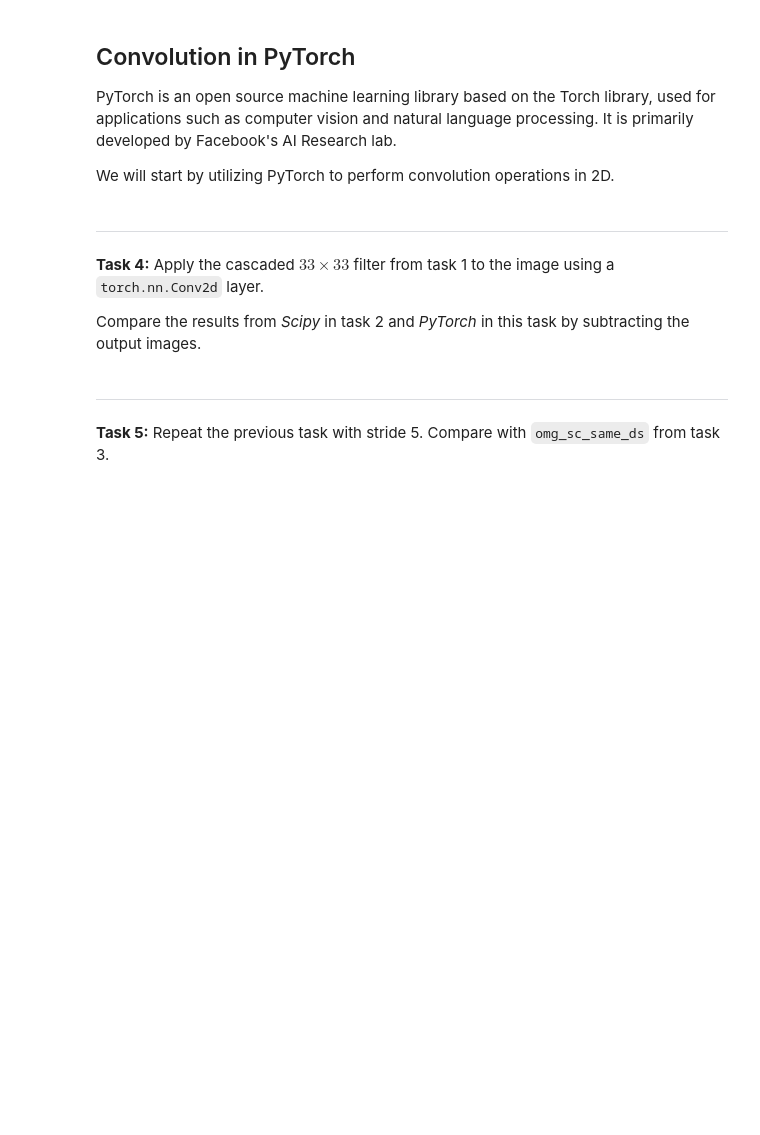
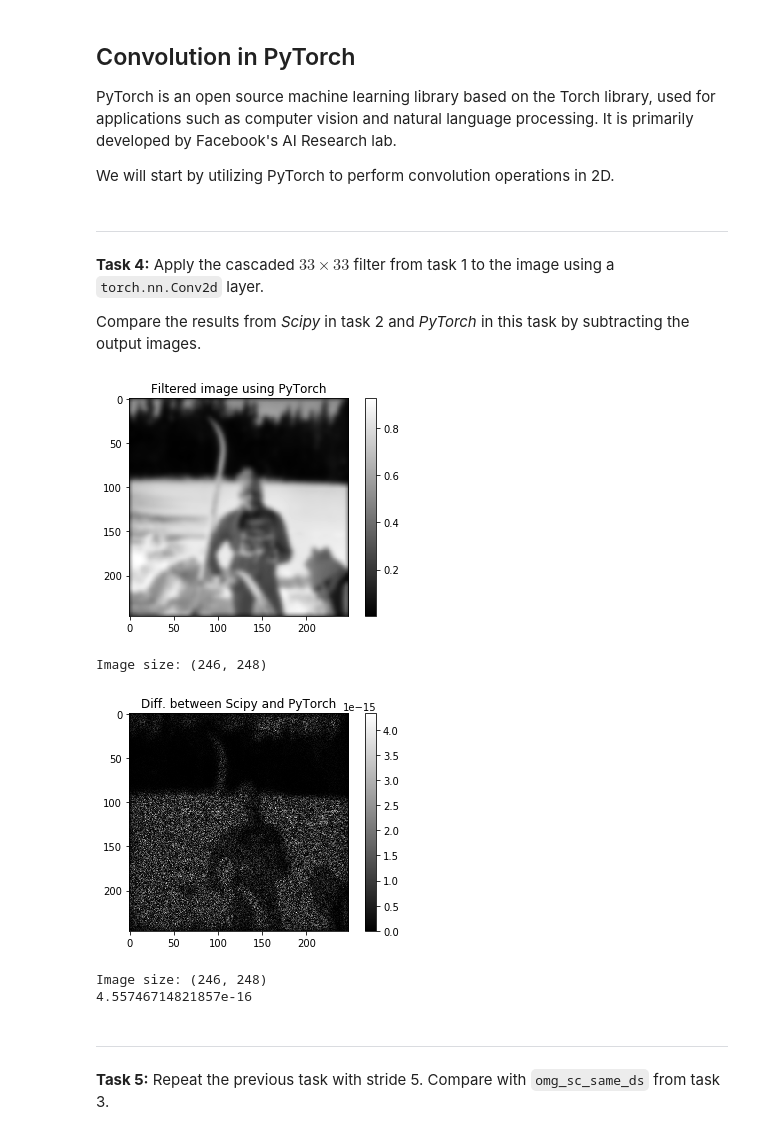
Before and after one commit to FilipBerglund/TBMI26, a Jupyter notebook: lab3/lab3.ipynb, the cells around one changed output. Drawn from its saved outputs; the diff is of its cells as text; code cells hidden in the pictures; blank space fills up the shorter version.

```diff
--- a/lab3/lab3.ipynb
+++ b/lab3/lab3.ipynb
@@ -100,12 +113,27 @@ We will start by utilizing PyTorch to perform convolution operations in 2D.
 Compare the results from *Scipy* in task 2 and *PyTorch* in this task by subtracting the output images.
 # %%
 # YOUR CODE HERE
-raise NotImplementedError()
+import torch
+#conv2d = torch.nn.Conv2d(1,1,kernel_size = [33,33], padding = 16).double()
+img_d = torch.from_numpy(np.asarray(img_gray.reshape(1,1,246,248)))
+kernel_weights =  torch.from_numpy(np.asarray(H.reshape(1,1,33,33)))
+#torch.FloatTensor()
+out_2d_np = torch.conv2d(img_d, kernel_weights, padding=16)[0,0,:,:].detach().numpy()
+#out_2d_np = (conv2d(img_d)[0,0,:,:]).detach().numpy()
+#torch.from_numpy()
 
 # Hint: Convert the output tensor to numpy array
 visualize(out_2d_np, 'Filtered image using PyTorch')
 diff = np.abs(out_2d_np-omg_sc_same)
 visualize(diff, 'Diff. between Scipy and PyTorch')
+
+print(diff.mean())
+# %% [output]
+[figure, added]
+Image size: (246, 248)
+[figure, added]
+Image size: (246, 248)
+4.55746714821857e-16
 # %%
 ### TEST CELL. PLEASE DON'T CHANGE ###
 assert(diff.mean()<1e-7)
```
Also changed, not shown: parts of 12 cells of this notebook.
